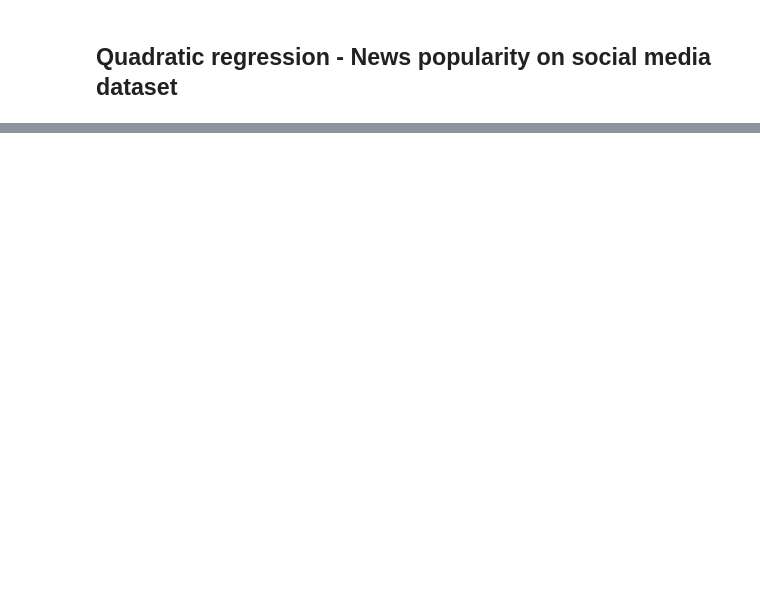
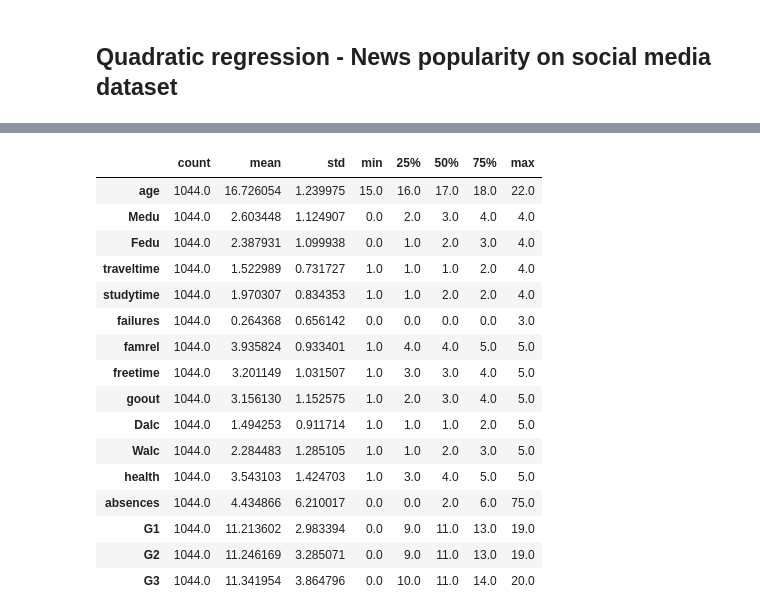
Before and after one commit to shuteva/IML-prog, a Jupyter notebook: lab1_BeatrizMia.ipynb, the cells around one changed output, grey strips where cells are left out. Cells and saved outputs as stored; diff of their text form; code cells hidden in the pictures; blank space fills up the shorter version.

```diff
--- a/lab1_BeatrizMia.ipynb
+++ b/lab1_BeatrizMia.ipynb
@@ -302,0 +269,6 @@ https://archive.ics.uci.edu/dataset/109/wine
+# %%
+mat = pd.read_csv("data_lab1/student/student-mat.csv", sep=";")
+por = pd.read_csv("data_lab1/student/student-por.csv", sep=";")
+
+performance = pd.concat([mat, por], axis=0)
+performance.head()
@@ -302,0 +303,20 @@ https://archive.ics.uci.edu/dataset/109/wine
+# %%
+performance.describe().T
+# %% [output]
+|  | count | mean | std | min | 25% | 50% | 75% | max |
+| age | 1044.0 | 16.726054 | 1.239975 | 15.0 | 16.0 | 17.0 | 18.0 | 22.0 |
+| Medu | 1044.0 | 2.603448 | 1.124907 | 0.0 | 2.0 | 3.0 | 4.0 | 4.0 |
+| Fedu | 1044.0 | 2.387931 | 1.099938 | 0.0 | 1.0 | 2.0 | 3.0 | 4.0 |
+| traveltime | 1044.0 | 1.522989 | 0.731727 | 1.0 | 1.0 | 1.0 | 2.0 | 4.0 |
+| studytime | 1044.0 | 1.970307 | 0.834353 | 1.0 | 1.0 | 2.0 | 2.0 | 4.0 |
+| failures | 1044.0 | 0.264368 | 0.656142 | 0.0 | 0.0 | 0.0 | 0.0 | 3.0 |
+| famrel | 1044.0 | 3.935824 | 0.933401 | 1.0 | 4.0 | 4.0 | 5.0 | 5.0 |
+| freetime | 1044.0 | 3.201149 | 1.031507 | 1.0 | 3.0 | 3.0 | 4.0 | 5.0 |
+| goout | 1044.0 | 3.156130 | 1.152575 | 1.0 | 2.0 | 3.0 | 4.0 | 5.0 |
+| Dalc | 1044.0 | 1.494253 | 0.911714 | 1.0 | 1.0 | 1.0 | 2.0 | 5.0 |
+| Walc | 1044.0 | 2.284483 | 1.285105 | 1.0 | 1.0 | 2.0 | 3.0 | 5.0 |
+| health | 1044.0 | 3.543103 | 1.424703 | 1.0 | 3.0 | 4.0 | 5.0 | 5.0 |
+| absences | 1044.0 | 4.434866 | 6.210017 | 0.0 | 0.0 | 2.0 | 6.0 | 75.0 |
+| G1 | 1044.0 | 11.213602 | 2.983394 | 0.0 | 9.0 | 11.0 | 13.0 | 19.0 |
+| G2 | 1044.0 | 11.246169 | 3.285071 | 0.0 | 9.0 | 11.0 | 13.0 | 19.0 |
+| G3 | 1044.0 | 11.341954 | 3.864796 | 0.0 | 10.0 | 11.0 | 14.0 | 20.0 |
```
Also changed, not shown: parts of 38 cells of this notebook, 5 other files.
